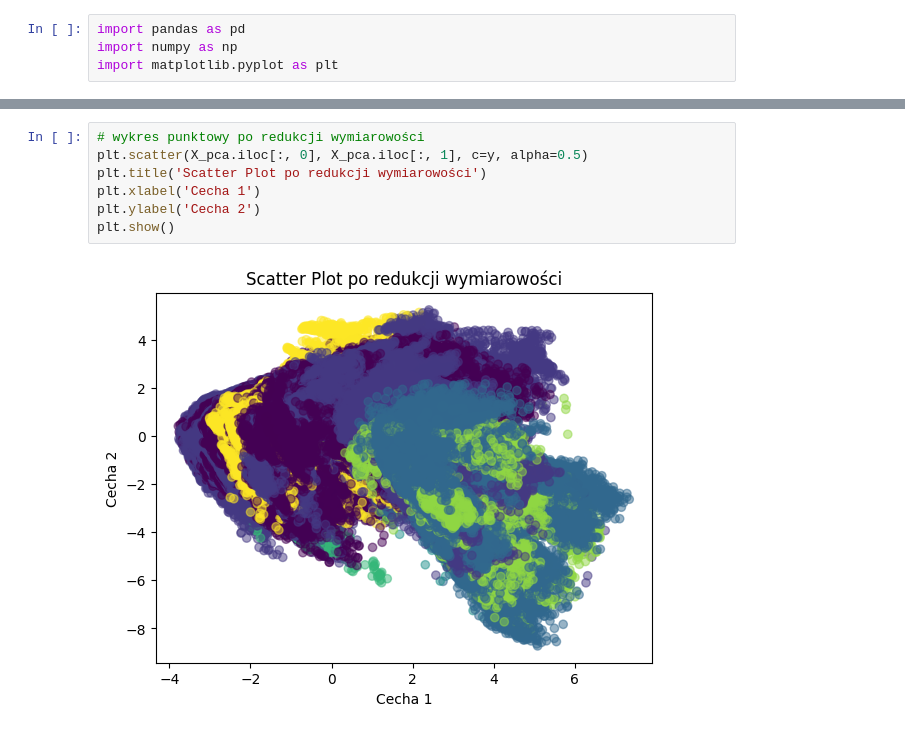
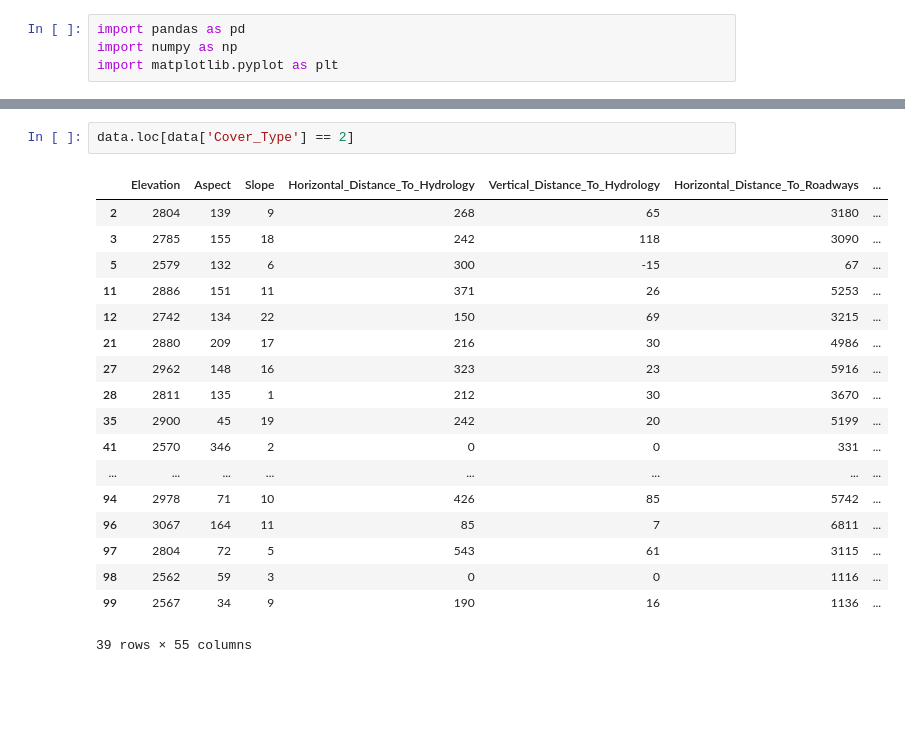
Before and after one commit to PsimonL/ML_Assesment, a Jupyter notebook: heuristic_algorithm.ipynb, the cells around one changed output, grey strips where cells are left out. Cells and saved outputs as stored; diff of their text form; blank space fills up the shorter version.

```diff
--- a/heuristic_algorithm.ipynb
+++ b/heuristic_algorithm.ipynb
@@ -103,9 +37,21 @@ plt.show()
-# %%
-# wykres punktowy po redukcji wymiarowości
-plt.scatter(X_pca.iloc[:, 0], X_pca.iloc[:, 1], c=y, alpha=0.5)
-plt.title('Scatter Plot po redukcji wymiarowości')
-plt.xlabel('Cecha 1')
-plt.ylabel('Cecha 2')
-plt.show()
-# %% [output]
-[figure, removed]
+# %%
+data.loc[data['Cover_Type'] == 2]
+# %% [output]
+|  | Elevation | Aspect | Slope | Horizontal_Distance_To_Hydrology | Vertical_Distance_To_Hydrology | Horizontal_Distance_To_Roadways | ... |
+| 2 | 2804 | 139 | 9 | 268 | 65 | 3180 | ... |
+| 3 | 2785 | 155 | 18 | 242 | 118 | 3090 | ... |
+| 5 | 2579 | 132 | 6 | 300 | -15 | 67 | ... |
+| 11 | 2886 | 151 | 11 | 371 | 26 | 5253 | ... |
+| 12 | 2742 | 134 | 22 | 150 | 69 | 3215 | ... |
+| 21 | 2880 | 209 | 17 | 216 | 30 | 4986 | ... |
+| 27 | 2962 | 148 | 16 | 323 | 23 | 5916 | ... |
+| 28 | 2811 | 135 | 1 | 212 | 30 | 3670 | ... |
+| 35 | 2900 | 45 | 19 | 242 | 20 | 5199 | ... |
+| 41 | 2570 | 346 | 2 | 0 | 0 | 331 | ... |
+| ... | ... | ... | ... | ... | ... | ... | ... |
+| 94 | 2978 | 71 | 10 | 426 | 85 | 5742 | ... |
+| 96 | 3067 | 164 | 11 | 85 | 7 | 6811 | ... |
+| 97 | 2804 | 72 | 5 | 543 | 61 | 3115 | ... |
+| 98 | 2562 | 59 | 3 | 0 | 0 | 1116 | ... |
+| 99 | 2567 | 34 | 9 | 190 | 16 | 1136 | ... |
+39 rows × 55 columns
```
Also changed, not shown: parts of 10 cells of this notebook.
